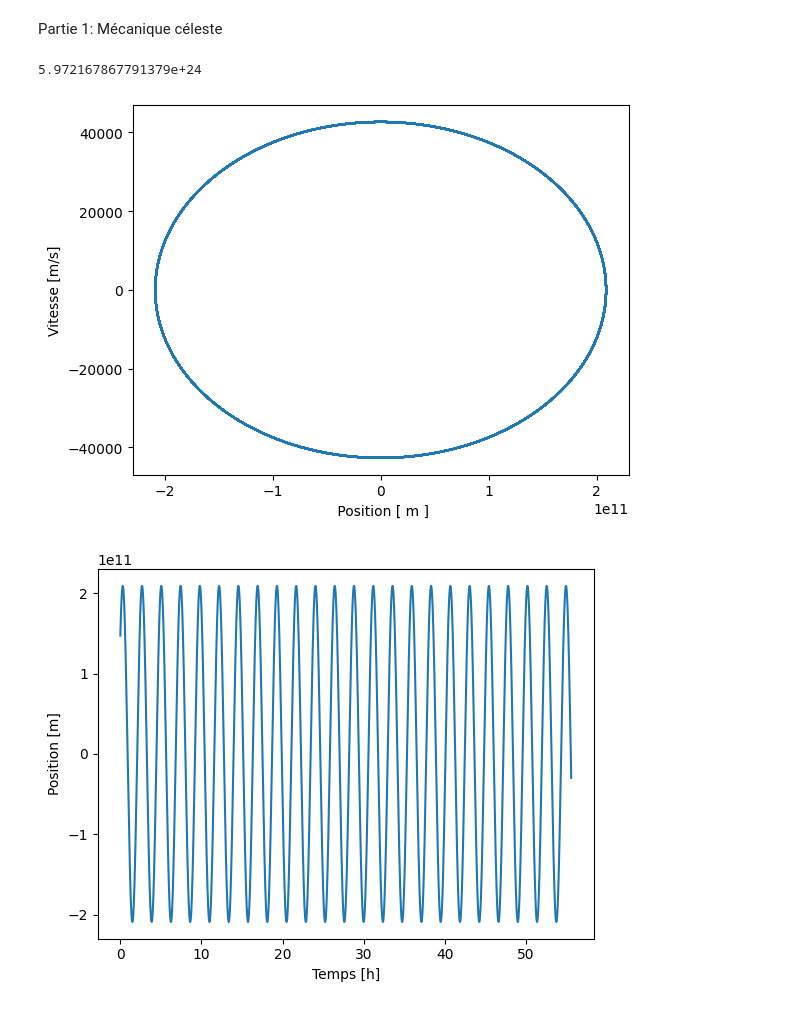
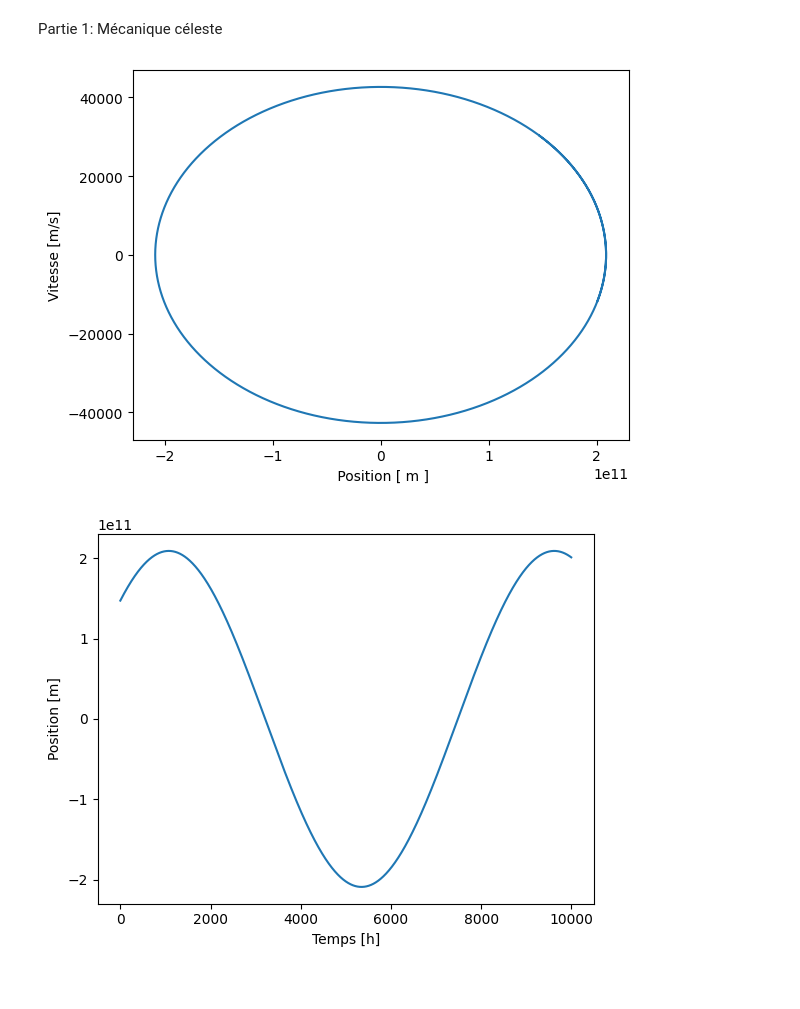
Before and after one commit to gamer39/Physique_numerique, a Jupyter notebook: Tp3/tp3.ipynb, the cells around one changed output. Cells and saved outputs as stored; diff of their text form; code cells hidden in the pictures.

```diff
--- a/Tp3/tp3.ipynb
+++ b/Tp3/tp3.ipynb
@@ -11,7 +11,7 @@ from jplephem import Ephemeris
 #a) Calcul de la méthode de Verlet
 r_0 = 1.4710e11 # m
 v_0 = 3.0287e4#m/s
-print(M_earth.value)
+
 def f(r):
     return(-G.value * M_sun.value * r/r_0**3)
 
@@ -21,37 +21,36 @@ def verlet(r_0, v_0, h, max):
     v_1 =  v_0 + 0.5 * h * f(r_0)
     r = r_0
 
     for i in range(1, max):
         r = r + h * v_1
         k = h * f(r)
         v_2 = v_1 + 0.5 * k
         v_1 = v_1 + k
         v_h.append(v_2)
         r_h.append(r)
 
 
     return(v_h, r_h)
 
-max = 200000
-temps = [x/3600 for x in range(max)]
+max = 10000
+temps = [x for x in range(max)]
 v_h, r_h = verlet(r_0, v_0, 3600, max)
 
 
 plt.figure()
 plt.plot(r_h, v_h)
 plt.ylabel("Vitesse [m/s]")
 plt.xlabel(" Position [ m ]")
 plt.show()
 
 plt.figure()
 plt.plot(temps, r_h)
 plt.ylabel("Position [m]")
 plt.xlabel("Temps [h]")
 plt.show()
 # %% [output]
-5.972167867791379e+24
 [figure]
-[figure, old version]
+[figure, new version]
 # %%
 def verlet(r_0, v_0, h, max):
     v_h = [v_0]
```
Also changed, not shown: parts of 5 cells of this notebook.
